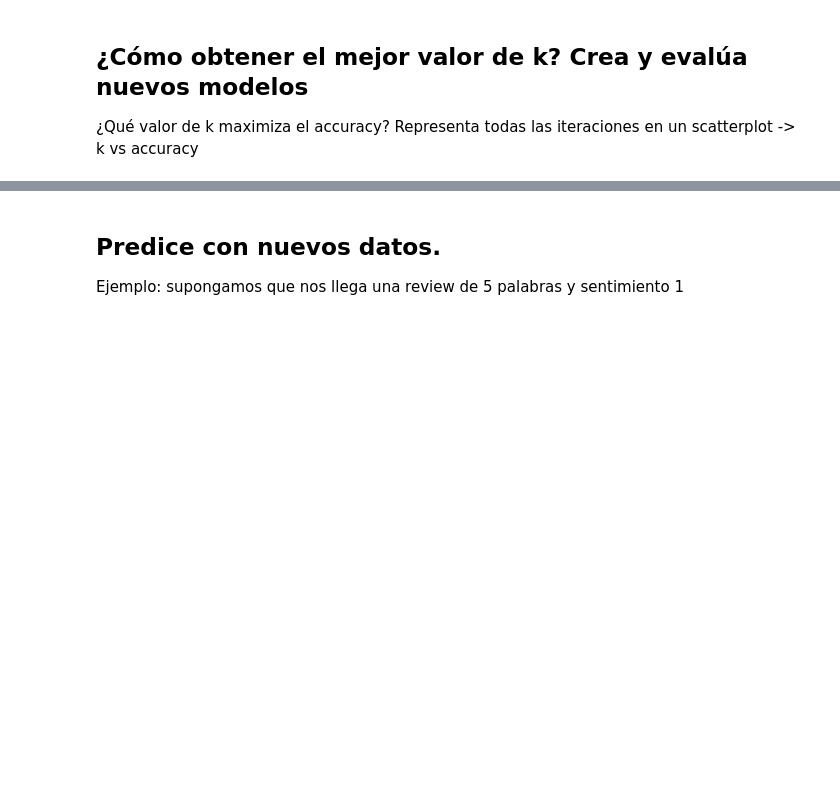
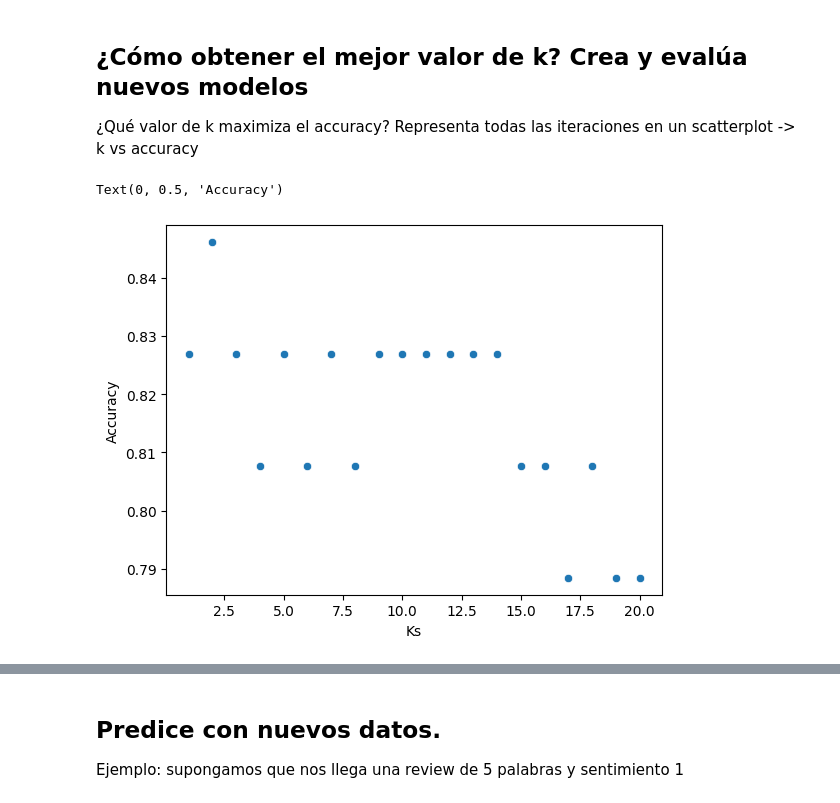
Before and after one commit to Mlcruz9/DS_TheBridgeBBK_SBIL2023, a Jupyter notebook: 3-Machine_Learning/1-Supervisado/3-RegorClass/7-KNN/ejercicios/Ejercicio_k-NearestNeighbor.ipynb, the cells around one changed output, grey strips where cells are left out. Cells and saved outputs as stored; diff of their text form; code cells hidden in the pictures; blank space fills up the shorter version.

```diff
--- a/3-Machine_Learning/1-Supervisado/3-RegorClass/7-KNN/ejercicios/Ejercicio_k-NearestNeighbor.ipynb
+++ b/3-Machine_Learning/1-Supervisado/3-RegorClass/7-KNN/ejercicios/Ejercicio_k-NearestNeighbor.ipynb
@@ -27,3 +59,11 @@ Divide en train/test y escala las features en el rango [0, 1].
+# %%
+X_train, X_test, Y_train, Y_test = train_test_split(X, Y, test_size= 0.20, random_state= 42)
+# %%
+scaler = MinMaxScaler()
+scaler.fit(X_train)
+
+X_train_scal = scaler.transform(X_train)
+X_test_scal = scaler.transform(X_test)
 # %% [markdown]
 ## Creamos el Modelo
 Entrena con un KNN y evalúa el error en train y en test
@@ -29,0 +73,3 @@ Entrena con un KNN y evalúa el error en train y en test
+# %%
+kmodel = KNeighborsClassifier(n_neighbors=1)
+kmodel.fit(X_train_scal, Y_train)
@@ -32,3 +92,18 @@ Entrena con un KNN y evalúa el error en train y en test
 # %% [markdown]
 ## ¿Cómo obtener el mejor valor de k? Crea y evalúa nuevos modelos
 ¿Qué valor de k maximiza el accuracy? Representa todas las iteraciones en un scatterplot -> k vs accuracy
+# %%
+accuracies = []
+ks = []
+for k in np.arange(1, 21):
+    kmodel = KNeighborsClassifier(n_neighbors=k)
+    kmodel.fit(X_train_scal, Y_train)
+    accuracies.append(accuracy_score(Y_test, kmodel.predict(X_test_scal)))
+    ks.append(k)
+# %%
+sns.scatterplot(x = ks, y= accuracies)
+plt.xlabel('Ks')
+plt.ylabel('Accuracy')
+# %% [output]
+Text(0, 0.5, 'Accuracy')
+[figure, added]
```
Also changed, not shown: parts of 14 cells of this notebook, 22 other files.
